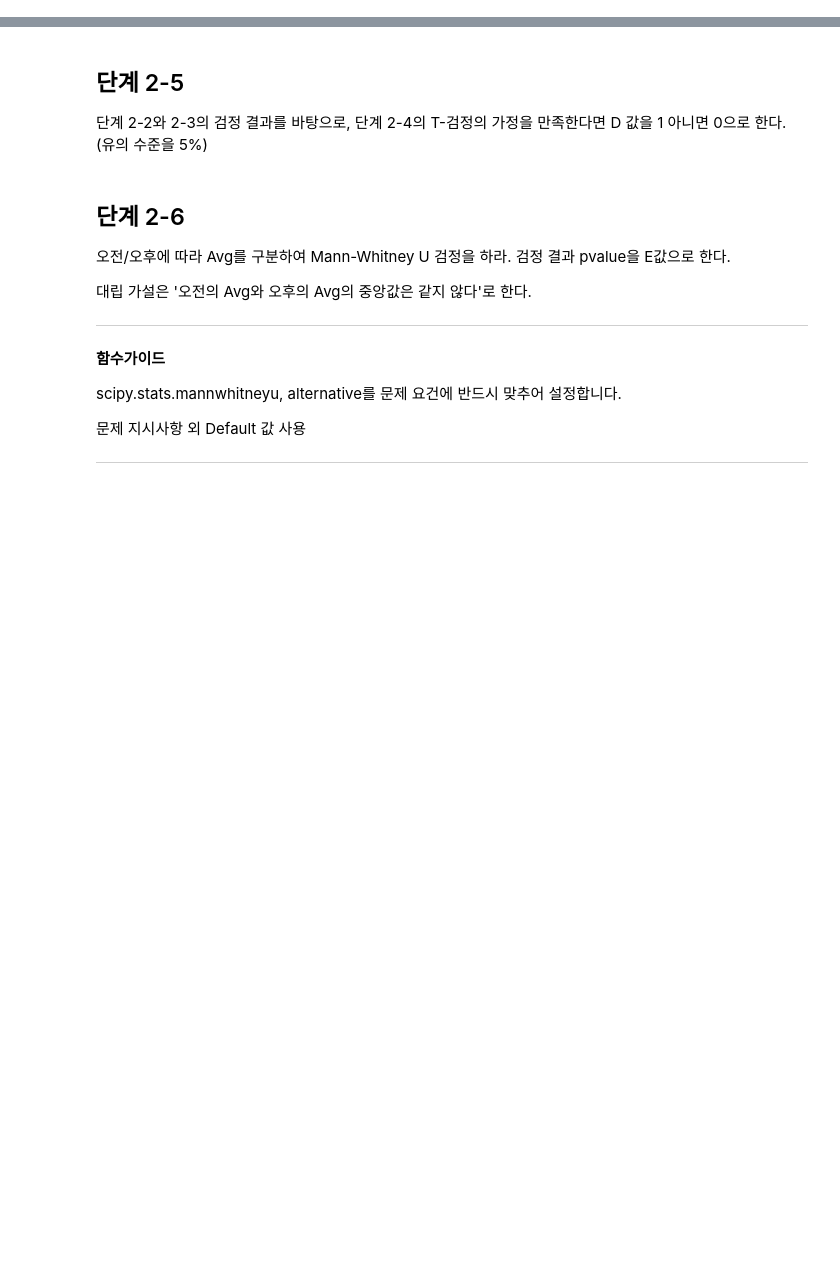
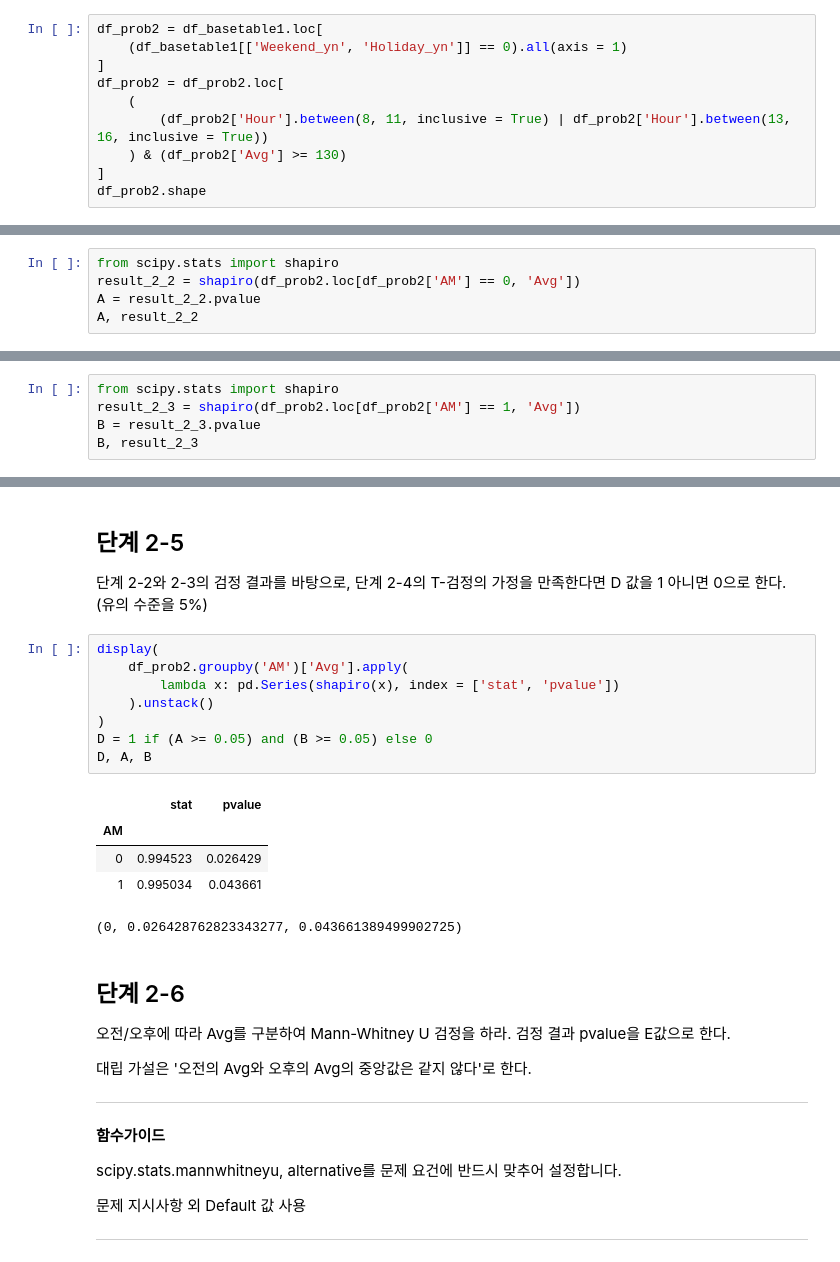
Before and after one commit to ok3/DS_lv3_2505_1, a Jupyter notebook: sec_ds_lv3_prob3_prob.ipynb, the cells around one changed output, grey strips where cells are left out. Drawn from its saved outputs; the diff is of its cells as text; blank space fills up the shorter version.

```diff
--- a/sec_ds_lv3_prob3_prob.ipynb
+++ b/sec_ds_lv3_prob3_prob.ipynb
@@ -830,0 +916,10 @@ Hint] 최종 1233개 행만 남는다.
+# %%
+df_prob2 = df_basetable1.loc[
+    (df_basetable1[['Weekend_yn', 'Holiday_yn']] == 0).all(axis = 1)
+]
+df_prob2 = df_prob2.loc[
+    (
+        (df_prob2['Hour'].between(8, 11, inclusive = True) | df_prob2['Hour'].between(13, 16, inclusive = True))
+    ) & (df_prob2['Avg'] >= 130)
+]
+df_prob2.shape
@@ -843,3 +940,8 @@ scipy.stats 제공 기능 활용
 문제 지시사항 외 Default 값 사용
 
 ---
+# %%
+from scipy.stats import shapiro
+result_2_2 = shapiro(df_prob2.loc[df_prob2['AM'] == 0, 'Avg'])
+A = result_2_2.pvalue
+A, result_2_2
@@ -849,3 +954,8 @@ scipy.stats 제공 기능 활용
 오후(AM = 1) 인 행들을 대상으로 Avg에 대하여 Shapiro-Wilk 검정을 사용하여 정규성 검정한다.
 
 검정 결과에서 p-value를 B라고 한다.
+# %%
+from scipy.stats import shapiro
+result_2_3 = shapiro(df_prob2.loc[df_prob2['AM'] == 1, 'Avg'])
+B = result_2_3.pvalue
+B, result_2_3
@@ -870,6 +1005,20 @@ scipy.stats 제공 기능 활용
 ## 단계 2-5
 
 단계 2-2와 2-3의 검정 결과를 바탕으로, 단계 2-4의 T-검정의 가정을 만족한다면 D 값을 1 아니면 0으로 한다. (유의 수준을 5%)
+# %%
+display(
+    df_prob2.groupby('AM')['Avg'].apply(
+        lambda x: pd.Series(shapiro(x), index = ['stat', 'pvalue'])
+    ).unstack()
+)
+D = 1 if (A >= 0.05) and (B >= 0.05) else 0
+D, A, B
+# %% [output]
+|  | stat | pvalue |
+| AM |  |  |
+| 0 | 0.994523 | 0.026429 |
+| 1 | 0.995034 | 0.043661 |
+(0, 0.026428762823343277, 0.043661389499902725)
 # %% [markdown]
 ## 단계 2-6
 
```
Also changed, not shown: parts of 82 cells of this notebook.
